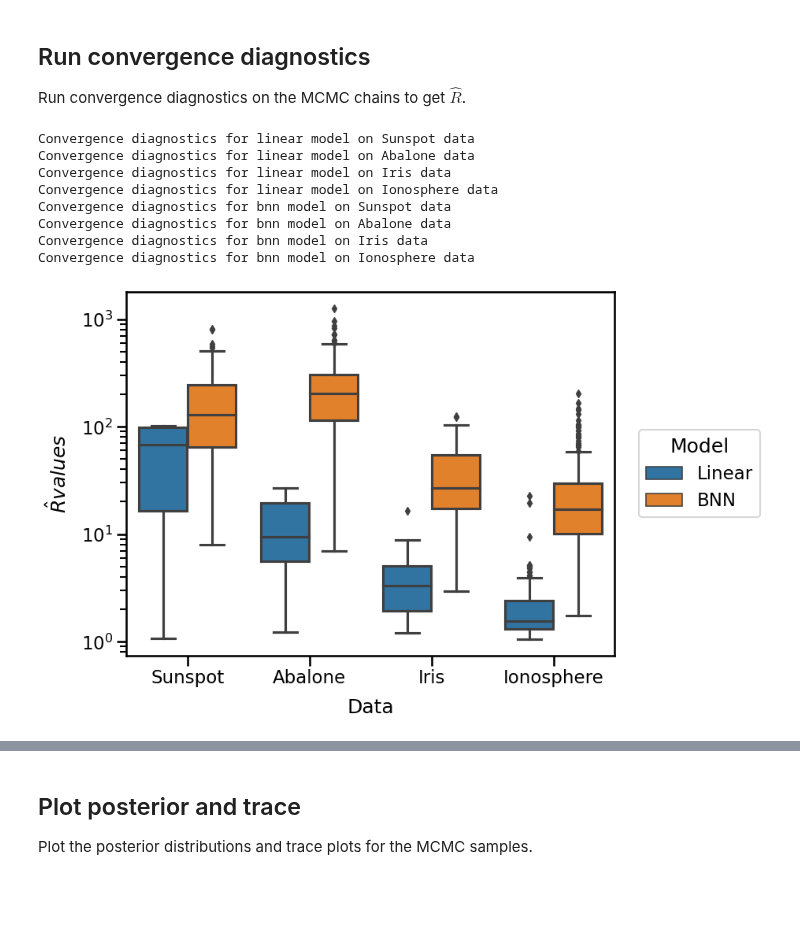
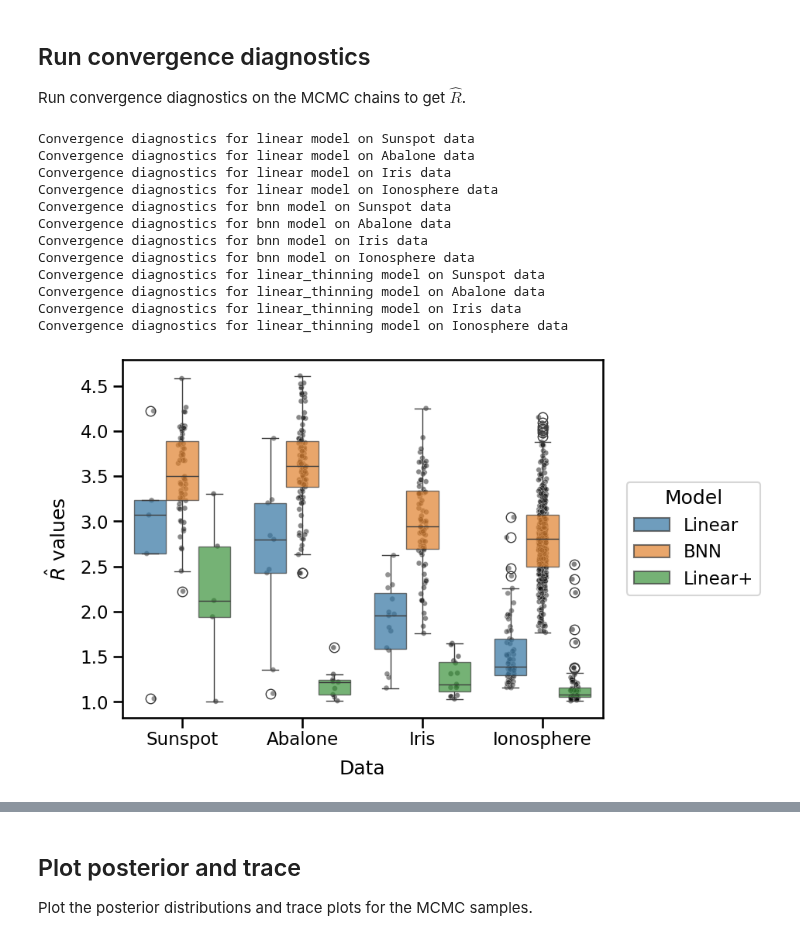
Before and after one commit to sydney-machine-learning/Bayesianneuralnetworks-MCMC-tutorial, a Jupyter notebook: publication_results/03_Summarise_results.ipynb, the cells around one changed output, grey strips where cells are left out. Drawn from its saved outputs; the diff is of its cells as text; code cells hidden in the pictures; blank space fills up the shorter version.

```diff
--- a/publication_results/03_Summarise_results.ipynb
+++ b/publication_results/03_Summarise_results.ipynb
@@ -26,8 +27,8 @@ from publication_results.convergence.convergence import gelman_rubin
 ## Load the results from the MCMC runs
 Load in the results stored in the netcdf files.
 # %%
-models = ['linear','bnn']# ['linear','bnn'] #['linear_tp','bnn_tp']
-data = ['Sunspot', 'Abalone', 'Iris', 'Ionosphere']
+models = ['linear','bnn','linear_thinning']# ['linear','bnn'] #['linear_tp','bnn_tp']
+data = ['Sunspot', 'Abalone', 'Iris', 'Ionosphere']#
 results_dir = os.path.join('publication_results','results')
 
 results = {mm: {dd: None for dd in data} for mm in models}
@@ -143,8 +156,10 @@ Run convergence diagnostics on the MCMC chains to get $\hat{R}$.
 # %%
 # Run the convergence diagnostics
 model_r_hat = []
+model_r_hat_az = []
 for this_model in models:
     r_hat_collect = []
+    r_hat_az_collect = []
     data_collect = []
     for this_data in data:
         print('Convergence diagnostics for {} model on {} data'.format(this_model,this_data))
@@ -152,6 +167,9 @@ for this_model in models:
         params = results[this_model][this_data].drop_vars(['train_pred','test_pred','train_sim','test_sim']).copy()
         params = params.drop_vars(['train_idx','test_idx'])
 
+        az_params = az.convert_to_inference_data(params.rename({'samples':'draw'}).drop_vars('tau').load())
+
+        az_rhat = az.rhat(az_params)
         # combine all variables together along a new dimension
         params = params.to_stacked_array(new_dim='param', sample_dims=['chain','samples'])
 
@@ -162,7 +180,6 @@ for this_model in models:
             gr = 999.0 * np.ones((params.shape[-1],))
 
         # store results as an additional variable in xarray
-
         param_names = np.array([_[0] for _ in params.param.values])
 
         # filter out tau
@@ -170,10 +187,8 @@ for this_model in models:
         param_names = param_names[good_params]
         gr = gr[good_params]
 
-        results[this_model][this_data] = results[this_model][this_data].assign_coords(param=param_names)
-        results[this_model][this_data] = results[this_model][this_data].assign(rhat=((['param'],gr)))
-
         r_hat_collect.append(gr)
+        r_hat_az_collect.append(az_rhat.to_array().values)
         data_collect.extend(gr.shape[0]*[this_data])
 
     r_hat_collect = pd.DataFrame(
@@ -183,15 +198,27 @@ for this_model in models:
         ),
         columns=['rhat']
     )
-    if this_model == 'linear':
-        r_hat_collect['model'] = this_model.title()
+    r_hat_az_collect = pd.DataFrame(
+        np.concatenate(
+            r_hat_az_collect,
+            axis=0
+        ),
+        columns=['rhat']
+    )
+    if 'linear' in this_model:
+        r_hat_collect['model'] = this_model.replace('_thinning','+').title()
+        r_hat_az_collect['model'] = this_model.replace('_thinning','+').title()
     else:
         r_hat_collect['model'] = this_model.upper()
+        r_hat_az_collect['model'] = this_model.upper()
     r_hat_collect['data'] = data_collect
+    r_hat_az_collect['data'] = data_collect
 
     model_r_hat.append(r_hat_collect)
+    model_r_hat_az.append(r_hat_az_collect)
 
 model_r_hat = pd.concat(model_r_hat)
+model_r_hat_az = pd.concat(model_r_hat_az)
 # %% [output]
 Convergence diagnostics for linear model on Sunspot data
 Convergence diagnostics for linear model on Abalone data
@@ -201,29 +228,42 @@ Convergence diagnostics for bnn model on Sunspot data
 Convergence diagnostics for bnn model on Abalone data
 Convergence diagnostics for bnn model on Iris data
 Convergence diagnostics for bnn model on Ionosphere data
+Convergence diagnostics for linear_thinning model on Sunspot data
+Convergence diagnostics for linear_thinning model on Abalone data
+Convergence diagnostics for linear_thinning model on Iris data
+Convergence diagnostics for linear_thinning model on Ionosphere data
 # %%
 # plot a box and whisker plot with seaborn and the r_hat values
 sns.set_context('talk')
 fig, ax = plt.subplots(1,1,figsize=(8,6))
-sns.boxplot(x='data',y='rhat',hue='model',data=model_r_hat,ax=ax)
-ax.set_ylabel('$\hat{R} values$', labelpad=10)
+sns.stripplot(
+    x='data',y='rhat',hue='model',palette='dark:k',data=model_r_hat_az,ax=ax,
+    edgecolor='white',linewidth=0.5, dodge=True, s=5, alpha=0.5, zorder=-99,
+    legend=False
+)
+
+sns.boxplot(
+    x='data',y='rhat',hue='model',data=model_r_hat_az,ax=ax,
+    boxprops=dict(alpha=0.7)
+)
+ax.set_ylabel('$\hat{R}$ values', labelpad=10)
 ax.set_xlabel('Data', labelpad=10)
 # y on log scale
-ax.set_yscale('log')
+# ax.set_yscale('log')
 plt.legend(bbox_to_anchor=(1.05, 0.5), loc='center left', borderaxespad=0.)
 ax.get_legend().set_title('Model')
 
 if not 'linear_tp' in models:
     fig_dir = os.path.join(
         results_dir,
         'figures',
         'convergence'
     )
     os.makedirs(fig_dir, exist_ok=True)
     fig.savefig(os.path.join(fig_dir,'rhat_boxplot.pgf'),dpi=300,bbox_inches='tight')
 plt.show()
 # %% [output]
-[figure, old version]
+[figure, new version]
 # %%
 # print this in a tabular format for the paper
 results_r_hat = results_table.copy()
```
Also changed, not shown: parts of 5 cells of this notebook, 11 other files.
